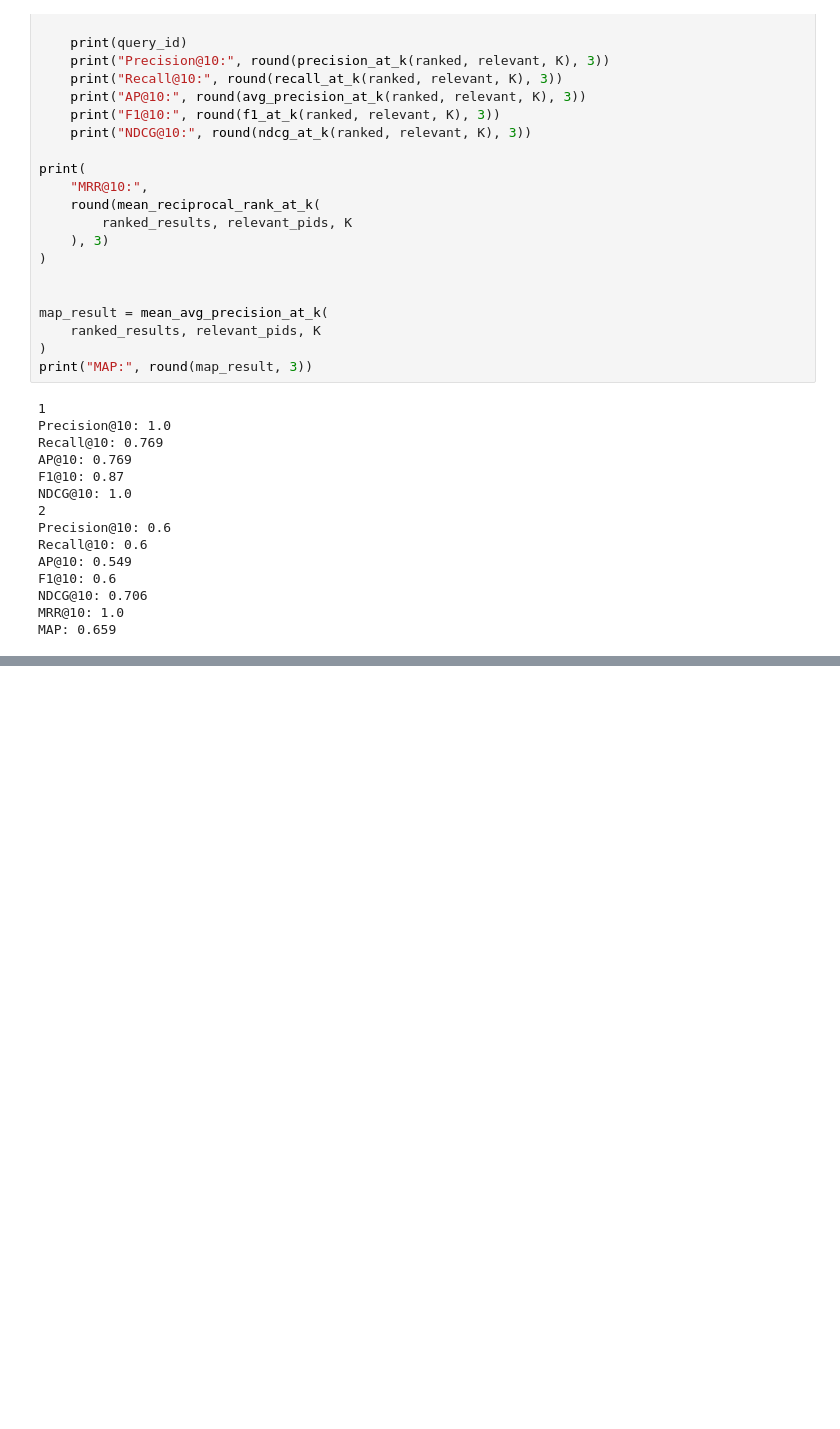
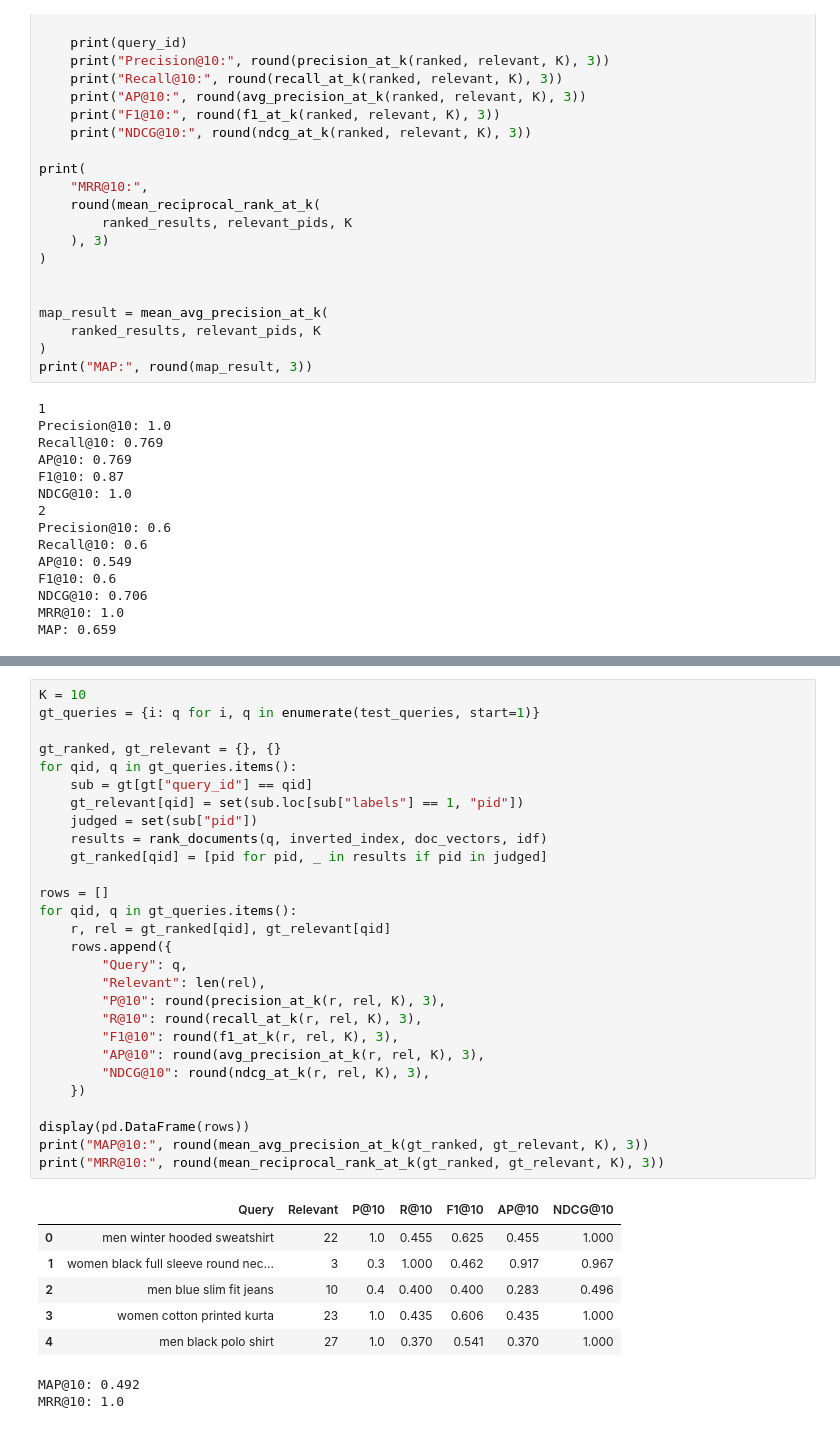
Before and after one commit to ana-martires/IRWA_FINAL_PROJECT, a Jupyter notebook: project_progress/Part2/IRWA_Part2_Indexing.ipynb, the cells around one changed output, grey strips where cells are left out. Saved outputs shown, nothing was run; the diff lists cells and outputs as text; blank space fills up the shorter version.

```diff
--- a/project_progress/Part2/IRWA_Part2_Indexing.ipynb
+++ b/project_progress/Part2/IRWA_Part2_Indexing.ipynb
@@ -803,0 +882,37 @@ MAP: 0.659
+# %%
+K = 10
+gt_queries = {i: q for i, q in enumerate(test_queries, start=1)}
+
+gt_ranked, gt_relevant = {}, {}
+for qid, q in gt_queries.items():
+    sub = gt[gt["query_id"] == qid]
+    gt_relevant[qid] = set(sub.loc[sub["labels"] == 1, "pid"])
+    judged = set(sub["pid"])
+    results = rank_documents(q, inverted_index, doc_vectors, idf)
+    gt_ranked[qid] = [pid for pid, _ in results if pid in judged]
+
+rows = []
+for qid, q in gt_queries.items():
+    r, rel = gt_ranked[qid], gt_relevant[qid]
+    rows.append({
+        "Query": q,
+        "Relevant": len(rel),
+        "P@10": round(precision_at_k(r, rel, K), 3),
+        "R@10": round(recall_at_k(r, rel, K), 3),
+        "F1@10": round(f1_at_k(r, rel, K), 3),
+        "AP@10": round(avg_precision_at_k(r, rel, K), 3),
+        "NDCG@10": round(ndcg_at_k(r, rel, K), 3),
+    })
+
+display(pd.DataFrame(rows))
+print("MAP@10:", round(mean_avg_precision_at_k(gt_ranked, gt_relevant, K), 3))
+print("MRR@10:", round(mean_reciprocal_rank_at_k(gt_ranked, gt_relevant, K), 3))
+# %% [output]
+|  | Query | Relevant | P@10 | R@10 | F1@10 | AP@10 | NDCG@10 |
+| 0 | men winter hooded sweatshirt | 22 | 1.0 | 0.455 | 0.625 | 0.455 | 1.000 |
+| 1 | women black full sleeve round nec... | 3 | 0.3 | 1.000 | 0.462 | 0.917 | 0.967 |
+| 2 | men blue slim fit jeans | 10 | 0.4 | 0.400 | 0.400 | 0.283 | 0.496 |
+| 3 | women cotton printed kurta | 23 | 1.0 | 0.435 | 0.606 | 0.435 | 1.000 |
+| 4 | men black polo shirt | 27 | 1.0 | 0.370 | 0.541 | 0.370 | 1.000 |
+MAP@10: 0.492
+MRR@10: 1.0
```
Also changed, not shown: parts of 6 cells of this notebook, 5 other files.
